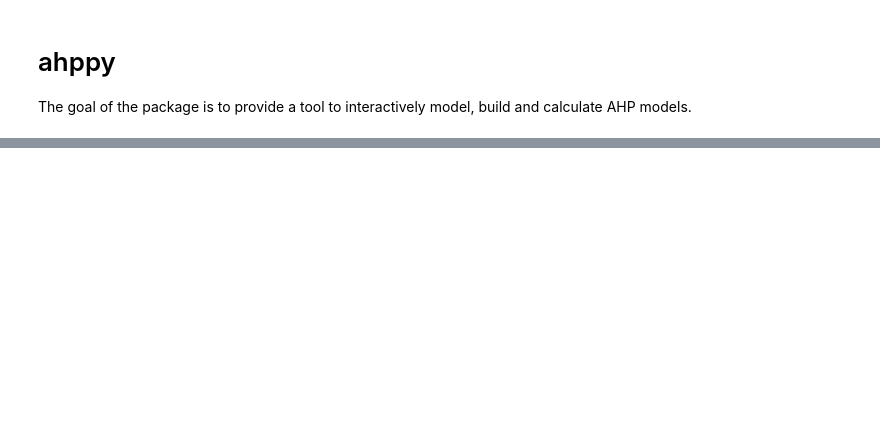
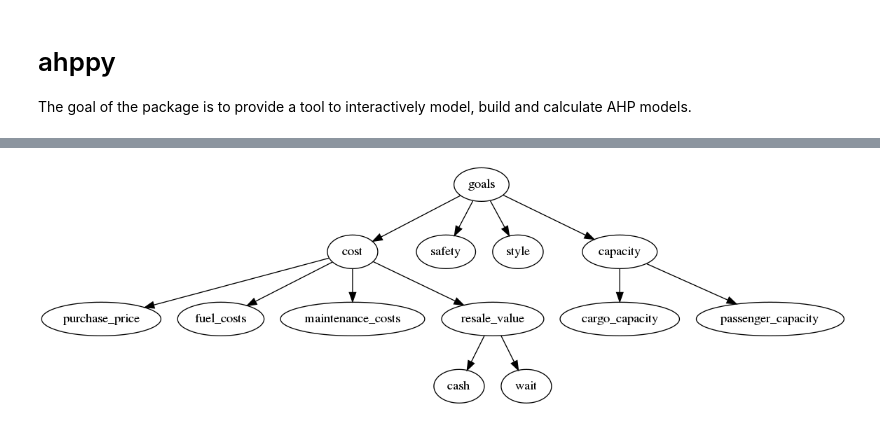
Before and after one commit to iyedg/laptop_ahp, a Jupyter notebook: notebooks/laptop_ahp.ipynb, the cells around one changed output, grey strips where cells are left out. Saved outputs shown, nothing was run; the diff lists cells and outputs as text; code cells hidden in the pictures; blank space fills up the shorter version.

```diff
--- a/notebooks/laptop_ahp.ipynb
+++ b/notebooks/laptop_ahp.ipynb
@@ -108,0 +105,14 @@ dtype: float64
+# %%
+goal = Node("goals")
+for col in columns:
+    levels = [Node(l) for l in col.split(".")]
+    for i, l in enumerate(levels):
+        children_names = lambda n: [c.name for c in n.children]
+        # The first element is a root node
+        if i > 0:
+            parent = anytree.search.find_by_attr(node=goal, value=levels[i - 1].name)
+            print(i, l, parent)
+        else:
+            parent = goal
+        if l.name not in children_names(parent):
+            l.parent = parent
@@ -108,0 +130,6 @@ dtype: float64
+# %%
+exp = DotExporter(goal)
+exp.to_picture("goal.png")
+Image("./goal.png")
+# %% [output]
+[figure, added]
```
Also changed, not shown: parts of 30 cells of this notebook, 5 other files.
